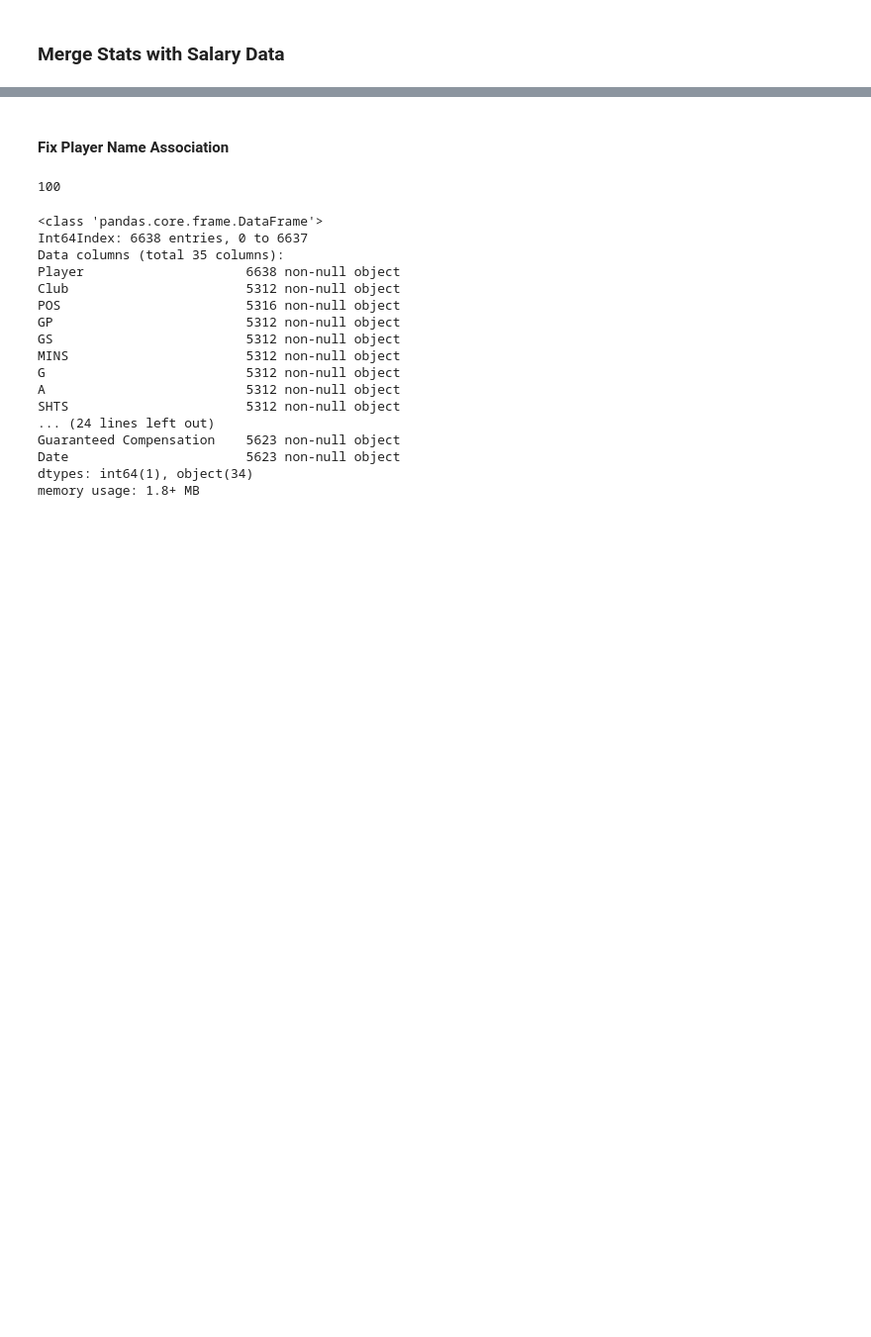
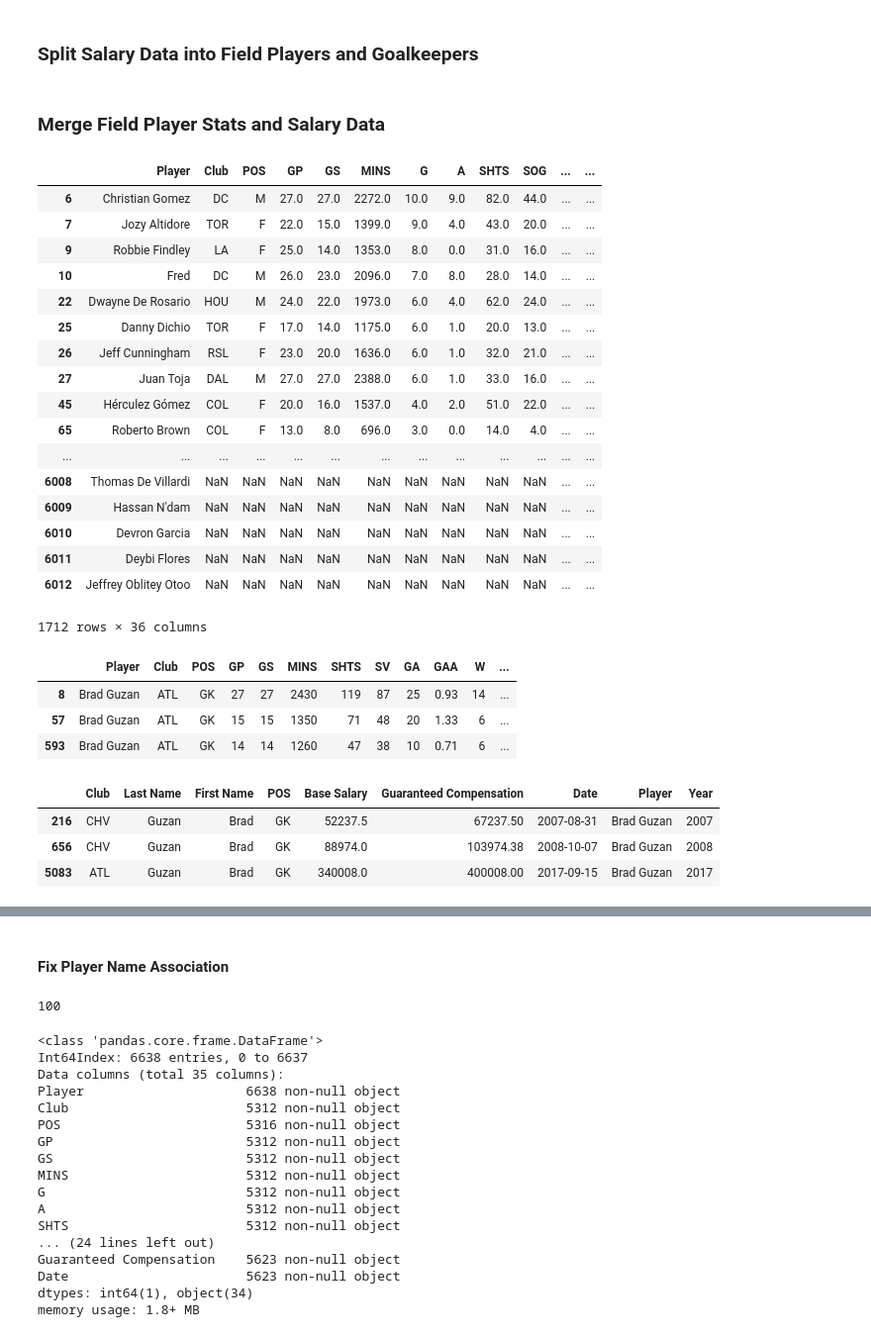
Before and after one commit to cneiderer/Class_Projects, a Jupyter notebook: Project_2/LinkingStats.ipynb, the cells around one changed output, grey strips where cells are left out. Shown at 99% size. Drawn from its saved outputs; the diff is of its cells as text; code cells hidden in the pictures; blank space fills up the shorter version.

```diff
--- a/Project_2/LinkingStats.ipynb
+++ b/Project_2/LinkingStats.ipynb
@@ -44,4 +46,13 @@ fp_df = fp_df.replace(np.nan, '0')
 fp_df[['PKG', 'PKA']] = fp_df['PKG/A'].str.split('/', expand=True)
 fp_df.drop('PKG/A', axis=1, inplace=True)
 fp_df = fp_df.replace('', '0')
+# %%
+first_name = []
+last_name = []
+for item in fp_df['Player'].str.split(' '):
+    first_name.append(item[0])
+    last_name.append(' '.join(item[1:]))
+# %%
+fp_df['First Name'] = first_name
+fp_df['Last Name'] = last_name
 # %% [markdown]
@@ -113,5 +178,38 @@ def subset_latest(salary_df):
     return new_df
 # %%
 salary_df = subset_latest(salary_df)
+# %% [markdown]
+### Split Salary Data into Field Players and Goalkeepers
+# %%
+gk_idx = salary_df['POS'] == 'GK'
+
+fp_salary_df = salary_df[~gk_idx]
+gk_salary_df = salary_df[gk_idx]
 # %% [markdown]
-### Merge Stats with Salary Data
+### Merge Field Player Stats and Salary Data
+# %%
+fp_combo_df = pd.merge(fp_df, fp_salary_df, how='outer',
+                       left_on=['Year', 'Player'],
+                       right_on=['Year', 'Player'],
+                       suffixes=['', '_Dup'])
+# %%
+fp_combo_df[fp_combo_df.isnull().any(axis=1)]
+# %% [output]
+|  | Player | Club | POS | GP | GS | MINS | G | A | SHTS | SOG | ... | ... |
+| 6 | Christian Gomez | DC | M | 27.0 | 27.0 | 2272.0 | 10.0 | 9.0 | 82.0 | 44.0 | ... | ... |
+| 7 | Jozy Altidore | TOR | F | 22.0 | 15.0 | 1399.0 | 9.0 | 4.0 | 43.0 | 20.0 | ... | ... |
+| 9 | Robbie Findley | LA | F | 25.0 | 14.0 | 1353.0 | 8.0 | 0.0 | 31.0 | 16.0 | ... | ... |
+| 10 | Fred | DC | M | 26.0 | 23.0 | 2096.0 | 7.0 | 8.0 | 28.0 | 14.0 | ... | ... |
+| 22 | Dwayne De Rosario | HOU | M | 24.0 | 22.0 | 1973.0 | 6.0 | 4.0 | 62.0 | 24.0 | ... | ... |
+| 25 | Danny Dichio | TOR | F | 17.0 | 14.0 | 1175.0 | 6.0 | 1.0 | 20.0 | 13.0 | ... | ... |
+| 26 | Jeff Cunningham | RSL | F | 23.0 | 20.0 | 1636.0 | 6.0 | 1.0 | 32.0 | 21.0 | ... | ... |
+| 27 | Juan Toja | DAL | M | 27.0 | 27.0 | 2388.0 | 6.0 | 1.0 | 33.0 | 16.0 | ... | ... |
+| 45 | Hérculez Gómez | COL | F | 20.0 | 16.0 | 1537.0 | 4.0 | 2.0 | 51.0 | 22.0 | ... | ... |
+| 65 | Roberto Brown | COL | F | 13.0 | 8.0 | 696.0 | 3.0 | 0.0 | 14.0 | 4.0 | ... | ... |
+| ... | ... | ... | ... | ... | ... | ... | ... | ... | ... | ... | ... | ... |
+| 6008 | Thomas De Villardi | NaN | NaN | NaN | NaN | NaN | NaN | NaN | NaN | NaN | ... | ... |
+| 6009 | Hassan N'dam | NaN | NaN | NaN | NaN | NaN | NaN | NaN | NaN | NaN | ... | ... |
+| 6010 | Devron Garcia | NaN | NaN | NaN | NaN | NaN | NaN | NaN | NaN | NaN | ... | ... |
+| 6011 | Deybi Flores | NaN | NaN | NaN | NaN | NaN | NaN | NaN | NaN | NaN | ... | ... |
+| 6012 | Jeffrey Oblitey Otoo | NaN | NaN | NaN | NaN | NaN | NaN | NaN | NaN | NaN | ... | ... |
+1712 rows × 36 columns
@@ -117,0 +218,16 @@ salary_df = subset_latest(salary_df)
+# %%
+guzan_stats = gk_df[gk_df.Player == 'Brad Guzan']
+guzan_stats
+# %% [output]
+|  | Player | Club | POS | GP | GS | MINS | SHTS | SV | GA | GAA | W | ... |
+| 8 | Brad Guzan | ATL | GK | 27 | 27 | 2430 | 119 | 87 | 25 | 0.93 | 14 | ... |
+| 57 | Brad Guzan | ATL | GK | 15 | 15 | 1350 | 71 | 48 | 20 | 1.33 | 6 | ... |
+| 593 | Brad Guzan | ATL | GK | 14 | 14 | 1260 | 47 | 38 | 10 | 0.71 | 6 | ... |
+# %%
+guzan_money = salary_df[salary_df.Player == 'Brad Guzan']
+guzan_money
+# %% [output]
+|  | Club | Last Name | First Name | POS | Base Salary | Guaranteed Compensation | Date | Player | Year |
+| 216 | CHV | Guzan | Brad | GK | 52237.5 | 67237.50 | 2007-08-31 | Brad Guzan | 2007 |
+| 656 | CHV | Guzan | Brad | GK | 88974.0 | 103974.38 | 2008-10-07 | Brad Guzan | 2008 |
+| 5083 | ATL | Guzan | Brad | GK | 340008.0 | 400008.00 | 2017-09-15 | Brad Guzan | 2017 |
```
Also changed, not shown: parts of 32 cells of this notebook.
